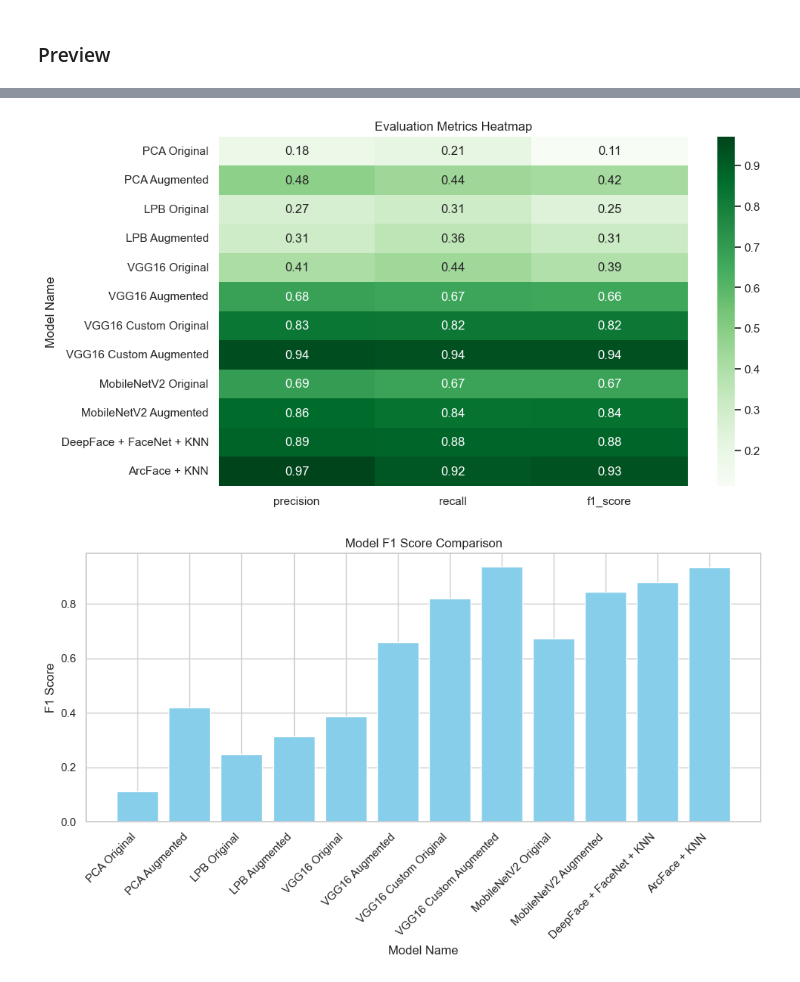
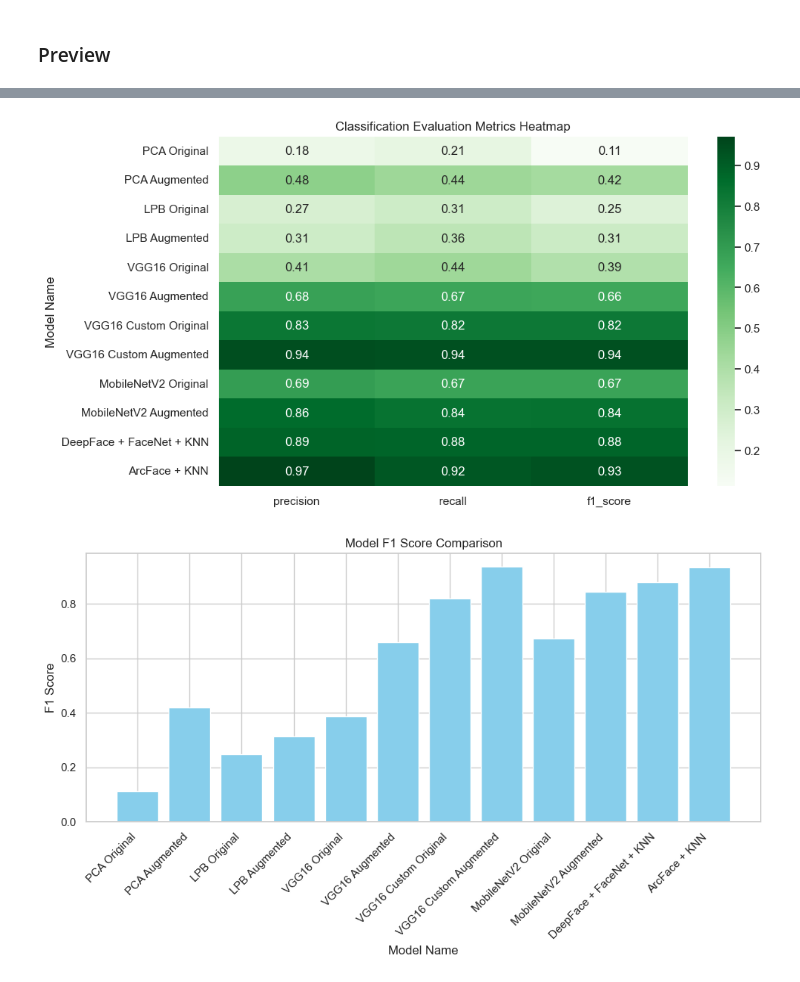
Before and after one commit to JackGraymer/Face-Recognition, a Jupyter notebook: evals-data/eval.ipynb, the cells around one changed output, grey strips where cells are left out. Drawn from its saved outputs; the diff is of its cells as text; code cells hidden in the pictures.

```diff
--- a/evals-data/eval.ipynb
+++ b/evals-data/eval.ipynb
@@ -43,12 +56,12 @@ Classification Data:
 # %%
 # Plot heatmap for evaluation metrics
 plt.figure(figsize=(10, 6))
 sns.heatmap(classification_data.set_index('model_name').iloc[:, 1:], annot=True, cmap='Greens', fmt='.2f')
-plt.title('Evaluation Metrics Heatmap')
+plt.title('Classification Evaluation Metrics Heatmap')
 plt.ylabel('Model Name')
 plt.show()
 # %% [output]
-[figure, old version]
+[figure, new version]
 # %%
 # Plot bar chart for accuracy
 plt.figure(figsize=(10, 6))
```
Also changed, not shown: parts of 5 cells of this notebook, 1 other file.
